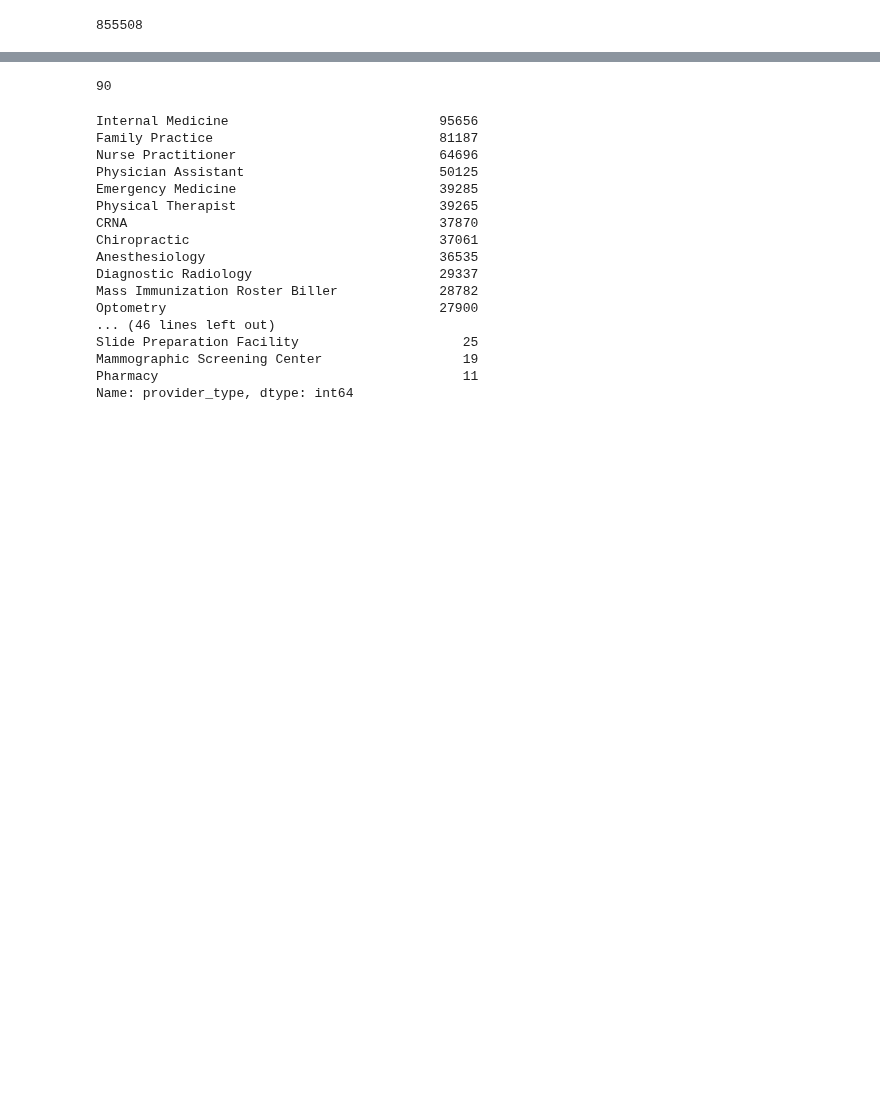
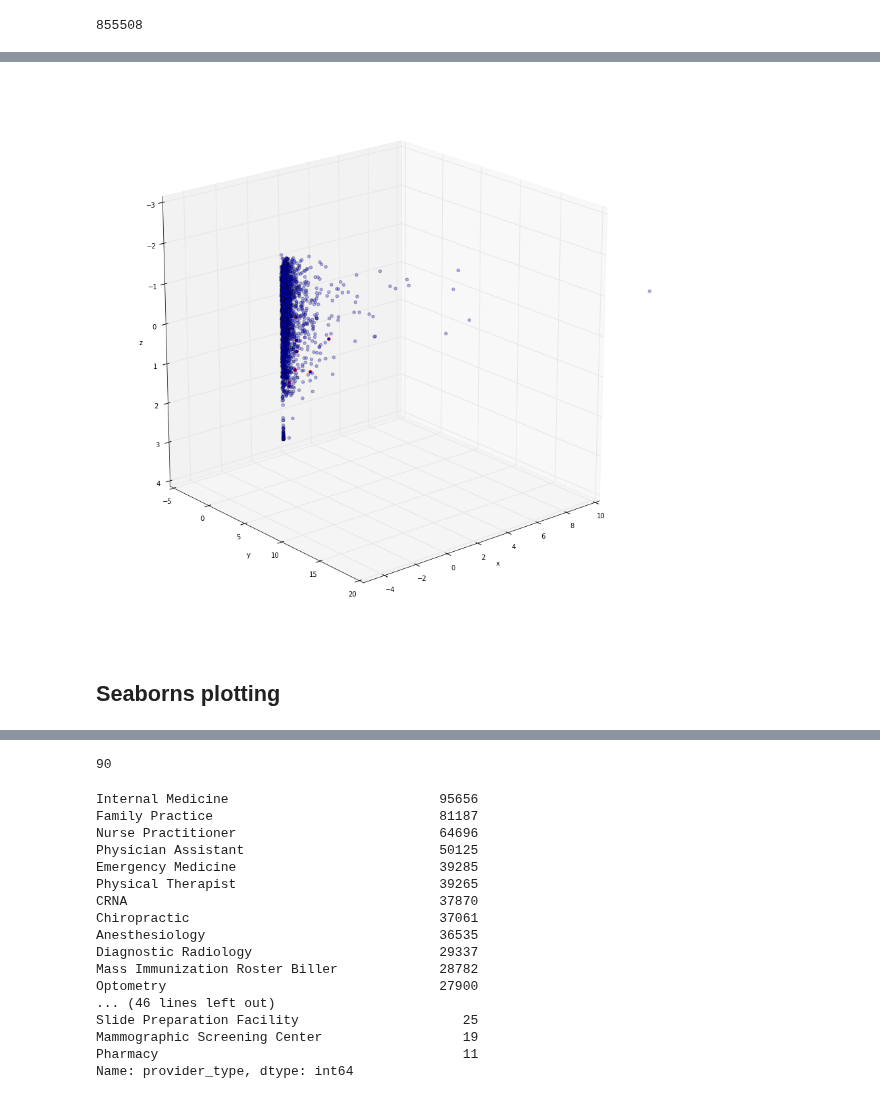
Before and after one commit to aurel1212/medicare-project, a Jupyter notebook: script/util_payments_agg_EDA.ipynb, the cells around one changed output, grey strips where cells are left out. Drawn from its saved outputs; the diff is of its cells as text; code cells hidden in the pictures; blank space fills up the shorter version.

```diff
--- a/script/util_payments_agg_EDA.ipynb
+++ b/script/util_payments_agg_EDA.ipynb
@@ -87,0 +293,30 @@ df_util.describe().T
+# %%
+X_plot_scale = scale.fit_transform(X_plot[model_columns])
+# %%
+X_plot_fraud_scale = scale.transform(X_test[model_columns][X_test['fraud']==1])
+# %%
+xs = X_plot_scale[:,0]
+ys = X_plot_scale[:,1]
+zs = X_plot_scale[:,2]
+# %%
+xt = X_plot_fraud_scale[:,0]
+yt = X_plot_fraud_scale[:,1]
+zt = X_plot_fraud_scale[:,2]
+# %%
+fig = plt.figure(figsize=(15,15))
+ax = fig.add_subplot(111, projection='3d')
+#plt.figure(figsize=(15,15))
+ax.set_xlim(-5,10)
+#ax.set_ylim(-1000000,8000000)
+#ax.set_zlim(-3000000,3000000)
+ax.set_xlabel('x')
+ax.set_ylabel('y')
+ax.set_zlabel('z')
+ax.scatter(xs, ys, zs, alpha=.3)
+ax.scatter(xt, yt, zt, alpha=1, color='r')
+ax.view_init(200, -50)
+plt.show()
+# %% [output]
+[figure, added]
+# %% [markdown]
+## Seaborns plotting
```
Also changed, not shown: parts of 33 cells of this notebook, 2 other files.
